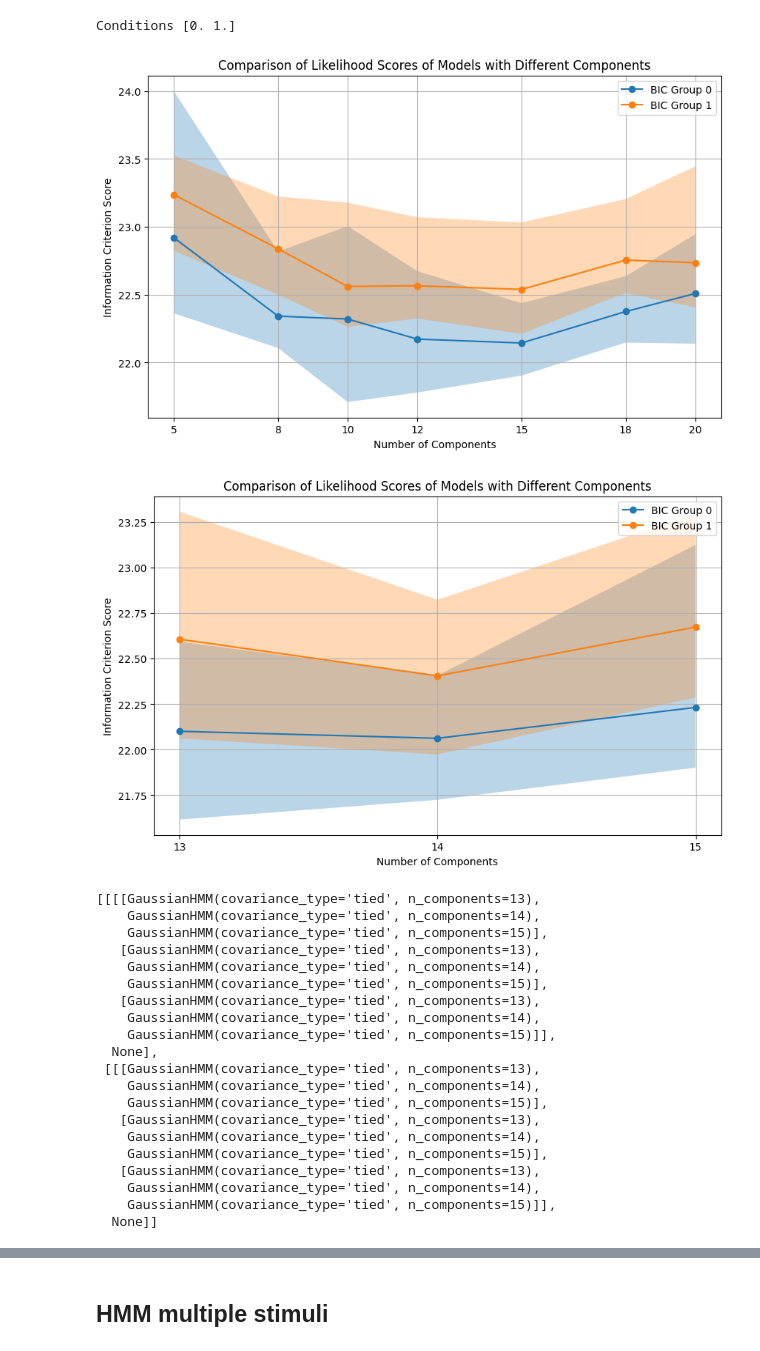
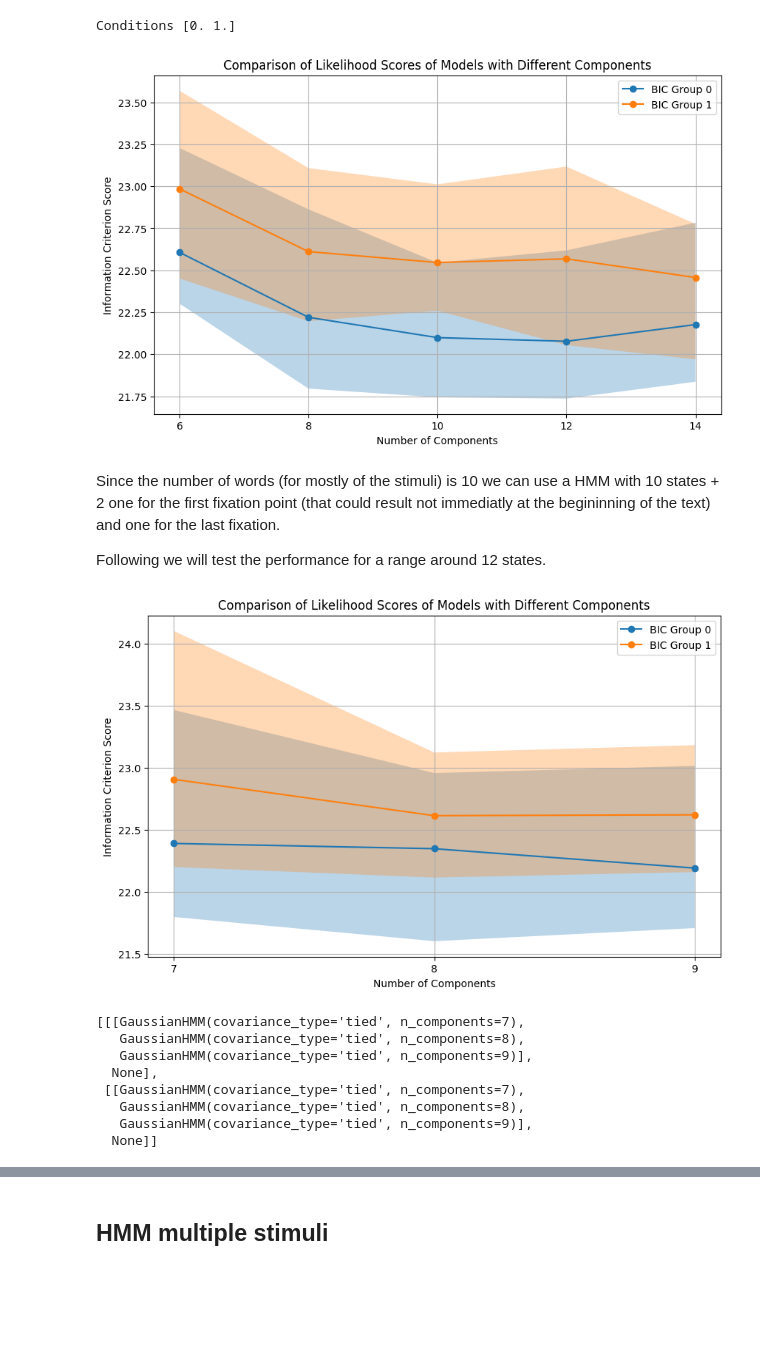
Before and after one commit to nicofilippucci/PyEyeSim, a Jupyter notebook: Notebooks/GrazDataVisualization2.ipynb, the cells around one changed output, grey strips where cells are left out. Cells and saved outputs as stored; diff of their text form; code cells hidden in the pictures; blank space fills up the shorter version.

Commit message:
HMM test with Munich Data
- New test with Munich data using HMM

```diff
--- a/Notebooks/GrazDataVisualization2.ipynb
+++ b/Notebooks/GrazDataVisualization2.ipynb
@@ -2011,6 +2193,10 @@ WhichC, WhichCN = DyslexiaDat2.GetGroups('Group')
 # %% [output]
 Conditions [0. 1.]
 # %%
-results = DyslexiaDat2.models_pipeline(13, [5,8,10,12,15,18,20], group=[0,1], starting_tests=10, only_starting=True, only_bic=True, covariance_type='tied')
+results = DyslexiaDat2.models_pipeline(13, [6,8,10,12,14], group=[0,1], starting_tests=20, only_starting=True, only_bic=True, covariance_type='tied')
 # %% [output]
-[figure, old version]
+[figure, new version]
+# %% [markdown]
+Since the number of words (for mostly of the stimuli) is 10 we can use a HMM with 10 states + 2 one for the first fixation point (that could result not immediatly at the begininning of the text) and one for the last fixation.
+
+Following we will test the performance for a range around 12 states.
@@ -2017,34 +2205,27 @@ results = DyslexiaDat2.models_pipeline(13, [5,8,10,12,15,18,20], group=[0,1], st
 # %%
-# split the subjects into two groups
-tot_subj = DyslexiaDat2.subjects
-np.random.seed(42)
-train_participants, test_participants = train_test_split(tot_subj, test_size=0.1, random_state=42)
+# Ensure balanced classes in train and test sets
+train_participants, test_participants = train_test_split(
+    tot_subj,
+    test_size=0.1,
+    random_state=42,
+    stratify=[WhichCN[np.where(tot_subj == sub)[0][0]] for sub in tot_subj]
+)
+
+# Generate labels for train and test sets
 train_labels = np.array([WhichCN[np.where(tot_subj == sub)[0][0]] for sub in train_participants])
 test_labels = np.array([WhichCN[np.where(tot_subj == sub)[0][0]] for sub in test_participants])
 # %%
-train_model = DyslexiaDat2.models_pipeline(13, [13,14,15], group=[0,1], starting_tests=20, only_starting=True, only_bic=True, covariance_type='tied', remove_subj=test_participants)
+train_model = DyslexiaDat2.models_pipeline(13, [7,8,9], group=[0,1], starting_tests=50, only_starting=True, only_bic=True, covariance_type='tied', remove_subj=test_participants)
 # %% [output]
-[figure, old version]
+[figure, new version]
 # %%
 train_model
 # %% [output]
-[[[[GaussianHMM(covariance_type='tied', n_components=13),
-    GaussianHMM(covariance_type='tied', n_components=14),
-    GaussianHMM(covariance_type='tied', n_components=15)],
-   [GaussianHMM(covariance_type='tied', n_components=13),
-    GaussianHMM(covariance_type='tied', n_components=14),
-    GaussianHMM(covariance_type='tied', n_components=15)],
-   [GaussianHMM(covariance_type='tied', n_components=13),
-    GaussianHMM(covariance_type='tied', n_components=14),
-    GaussianHMM(covariance_type='tied', n_components=15)]],
+[[[GaussianHMM(covariance_type='tied', n_components=7),
+   GaussianHMM(covariance_type='tied', n_components=8),
+   GaussianHMM(covariance_type='tied', n_components=9)],
   None],
- [[[GaussianHMM(covariance_type='tied', n_components=13),
-    GaussianHMM(covariance_type='tied', n_components=14),
-    GaussianHMM(covariance_type='tied', n_components=15)],
-   [GaussianHMM(covariance_type='tied', n_components=13),
-    GaussianHMM(covariance_type='tied', n_components=14),
-    GaussianHMM(covariance_type='tied', n_components=15)],
-   [GaussianHMM(covariance_type='tied', n_components=13),
-    GaussianHMM(covariance_type='tied', n_components=14),
-    GaussianHMM(covariance_type='tied', n_components=15)]],
+ [[GaussianHMM(covariance_type='tied', n_components=7),
+   GaussianHMM(covariance_type='tied', n_components=8),
+   GaussianHMM(covariance_type='tied', n_components=9)],
   None]]
```
Also changed, not shown: parts of 47 cells of this notebook, 3 other files.
